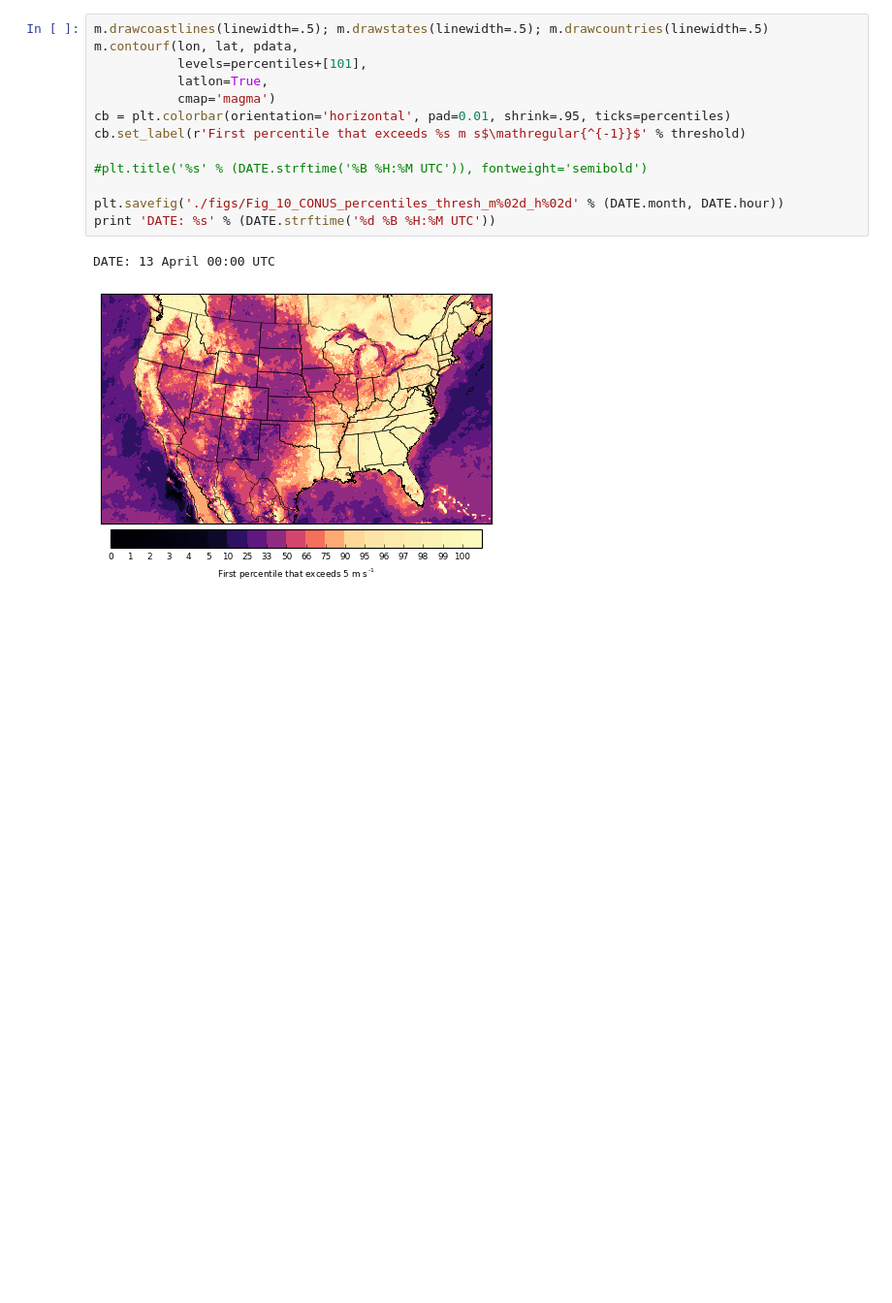
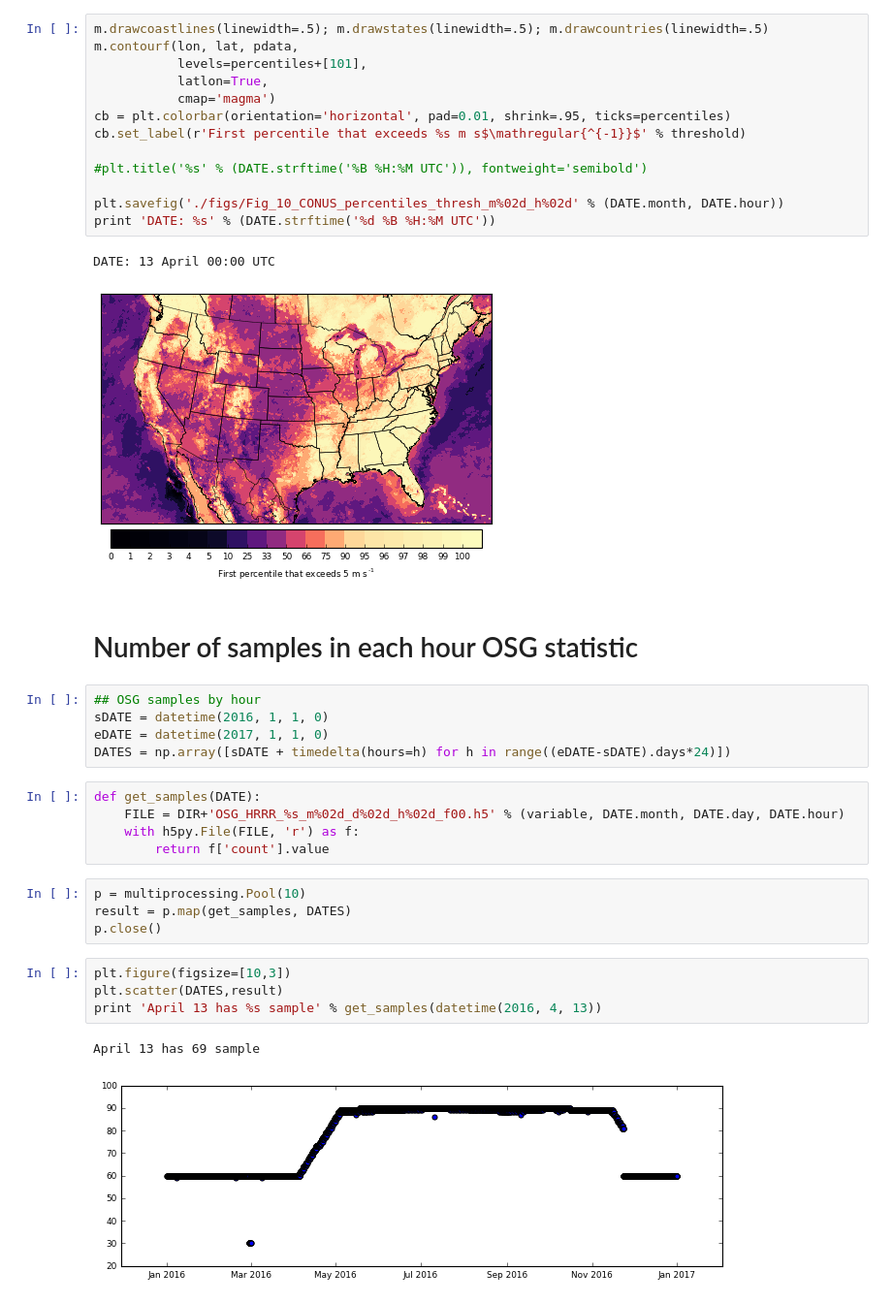
Before and after one commit to blaylockbk/pyBKB_v2, a Jupyter notebook: publications/OSG_Paper/Fig_10_CONUS_percentile_thresholds.ipynb, the cells around one changed output. Shown: that part at 97% size. Drawn from its saved outputs; the diff is of its cells as text; blank space fills up the shorter version.

```diff
--- a/publications/OSG_Paper/Fig_10_CONUS_percentile_thresholds.ipynb
+++ b/publications/OSG_Paper/Fig_10_CONUS_percentile_thresholds.ipynb
@@ -206,3 +206,26 @@ print 'DATE: %s' % (DATE.strftime('%d %B %H:%M UTC'))
 # %% [output]
 DATE: 13 April 00:00 UTC
 [figure]
+# %% [markdown]
+# Number of samples in each hour OSG statistic
+# %%
+## OSG samples by hour
+sDATE = datetime(2016, 1, 1, 0)
+eDATE = datetime(2017, 1, 1, 0)
+DATES = np.array([sDATE + timedelta(hours=h) for h in range((eDATE-sDATE).days*24)])
+# %%
+def get_samples(DATE):
+    FILE = DIR+'OSG_HRRR_%s_m%02d_d%02d_h%02d_f00.h5' % (variable, DATE.month, DATE.day, DATE.hour)
+    with h5py.File(FILE, 'r') as f:
+        return f['count'].value
+# %%
+p = multiprocessing.Pool(10)
+result = p.map(get_samples, DATES)
+p.close()
+# %%
+plt.figure(figsize=[10,3])
+plt.scatter(DATES,result)
+print 'April 13 has %s sample' % get_samples(datetime(2016, 4, 13))
+# %% [output]
+April 13 has 69 sample
+[figure, added]
```
Also changed, not shown: 2 other files.
